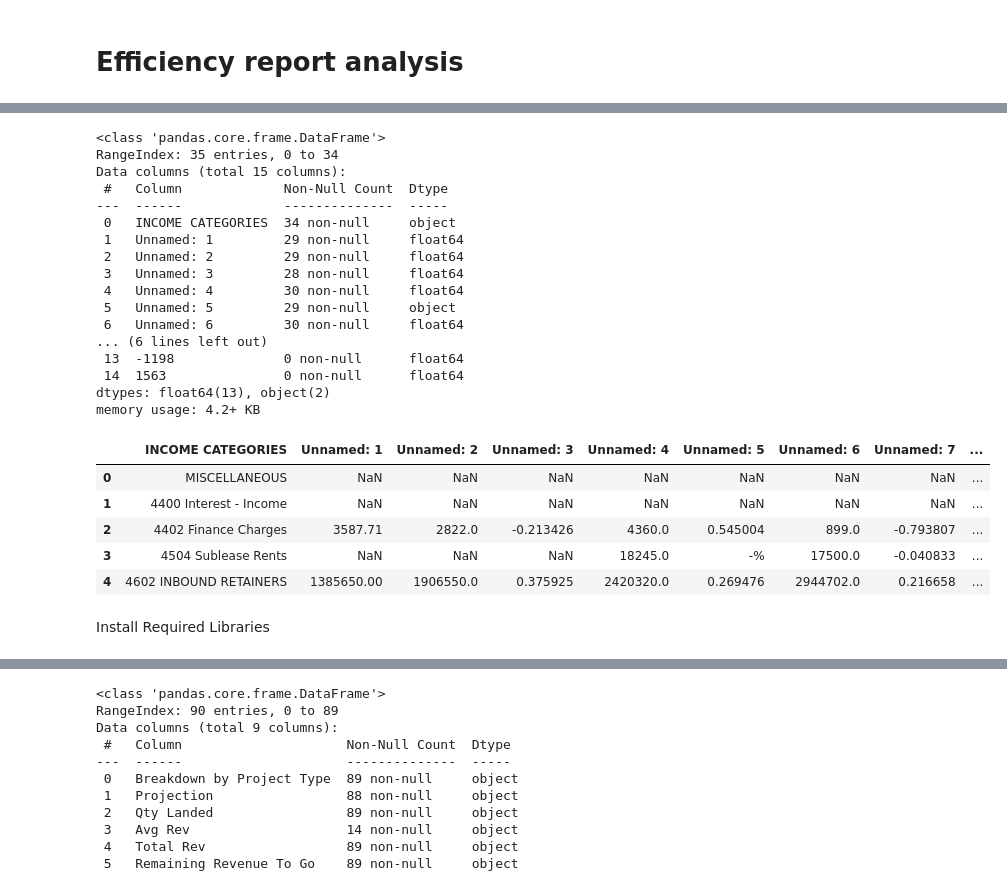
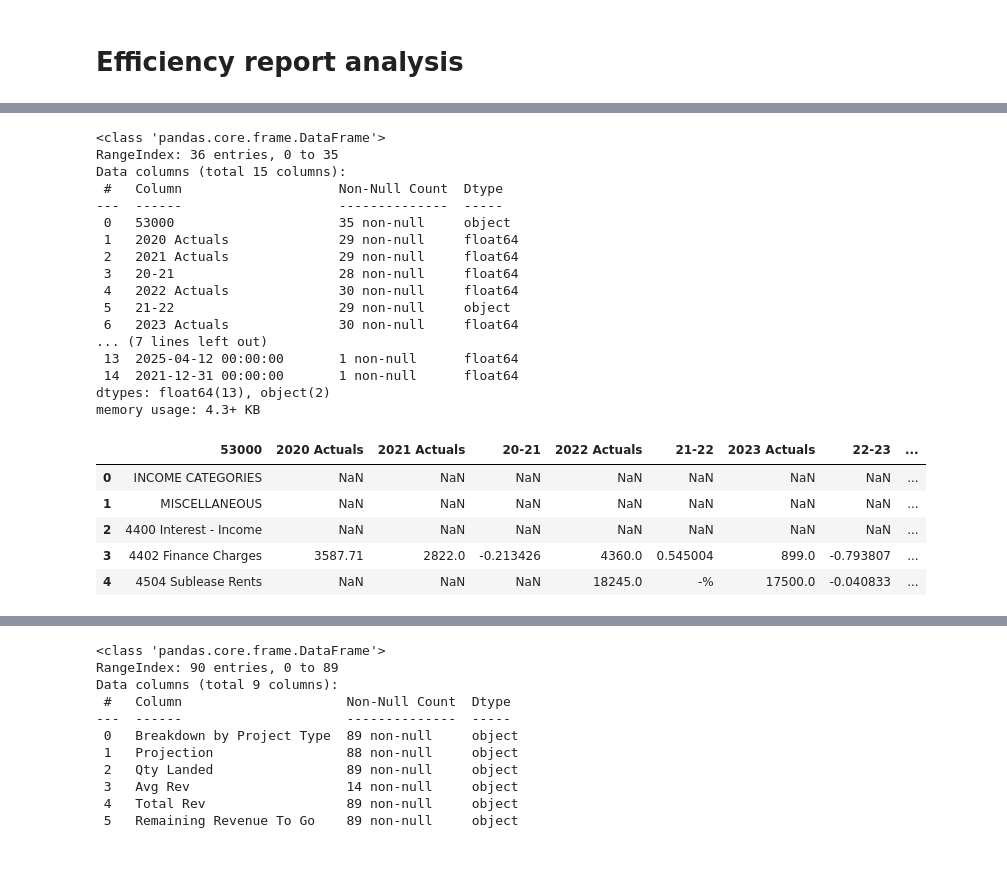
Before and after one commit to chipojaya1/pro_bono_dd, a Jupyter notebook: Efficiency_Report2.ipynb, the cells around one changed output, grey strips where cells are left out. Drawn from its saved outputs; the diff is of its cells as text; code cells hidden in the pictures; blank space fills up the shorter version.

```diff
--- a/Efficiency_Report2.ipynb
+++ b/Efficiency_Report2.ipynb
@@ -47,6 +38,3 @@ Tell me about this dataset.
 
 Here is all the data you need:
 "[GWU] DD Revenue Data.xlsx"
-# %%
-# Load the data
-data = '/content/[GWU] DD Revenue Data.xlsx'
@@ -325,31 +616,29 @@ memory usage: 3.5+ KB
 # %%
 # Load P&L data
-df_pnl = pd.read_excel(data, sheet_name='DD 4-year P&L Summary', skiprows=1)
+df_pnl = pd.read_excel(data, sheet_name='DD 4-year P&L Summary', skiprows=0)
 df_pnl.info()
 df_pnl.head()
 # %% [output]
 <class 'pandas.core.frame.DataFrame'>
-RangeIndex: 35 entries, 0 to 34
+RangeIndex: 36 entries, 0 to 35
 Data columns (total 15 columns):
- #   Column             Non-Null Count  Dtype
----  ------             --------------  -----
- 0   INCOME CATEGORIES  34 non-null     object
- 1   Unnamed: 1         29 non-null     float64
- 2   Unnamed: 2         29 non-null     float64
- 3   Unnamed: 3         28 non-null     float64
- 4   Unnamed: 4         30 non-null     float64
- 5   Unnamed: 5         29 non-null     object
- 6   Unnamed: 6         30 non-null     float64
-... (6 lines left out)
- 13  -1198              0 non-null      float64
- 14  1563               0 non-null      float64
+ #   Column                    Non-Null Count  Dtype
+---  ------                    --------------  -----
+ 0   53000                     35 non-null     object
+ 1   2020 Actuals              29 non-null     float64
+ 2   2021 Actuals              29 non-null     float64
+ 3   20-21                     28 non-null     float64
+ 4   2022 Actuals              30 non-null     float64
+ 5   21-22                     29 non-null     object
+ 6   2023 Actuals              30 non-null     float64
+... (7 lines left out)
+ 13  2025-04-12 00:00:00       1 non-null      float64
+ 14  2021-12-31 00:00:00       1 non-null      float64
 dtypes: float64(13), object(2)
-memory usage: 4.2+ KB
+memory usage: 4.3+ KB
-|  | INCOME CATEGORIES | Unnamed: 1 | Unnamed: 2 | Unnamed: 3 | Unnamed: 4 | Unnamed: 5 | Unnamed: 6 | Unnamed: 7 | ... |
-| 0 | MISCELLANEOUS | NaN | NaN | NaN | NaN | NaN | NaN | NaN | ... |
-| 1 | 4400 Interest - Income | NaN | NaN | NaN | NaN | NaN | NaN | NaN | ... |
-| 2 | 4402 Finance Charges | 3587.71 | 2822.0 | -0.213426 | 4360.0 | 0.545004 | 899.0 | -0.793807 | ... |
-| 3 | 4504 Sublease Rents | NaN | NaN | NaN | 18245.0 | -% | 17500.0 | -0.040833 | ... |
-| 4 | 4602 INBOUND RETAINERS | 1385650.00 | 1906550.0 | 0.375925 | 2420320.0 | 0.269476 | 2944702.0 | 0.216658 | ... |
+|  | 53000 | 2020 Actuals | 2021 Actuals | 20-21 | 2022 Actuals | 21-22 | 2023 Actuals | 22-23 | ... |
+| 0 | INCOME CATEGORIES | NaN | NaN | NaN | NaN | NaN | NaN | NaN | ... |
+| 1 | MISCELLANEOUS | NaN | NaN | NaN | NaN | NaN | NaN | NaN | ... |
+| 2 | 4400 Interest - Income | NaN | NaN | NaN | NaN | NaN | NaN | NaN | ... |
+| 3 | 4402 Finance Charges | 3587.71 | 2822.0 | -0.213426 | 4360.0 | 0.545004 | 899.0 | -0.793807 | ... |
+| 4 | 4504 Sublease Rents | NaN | NaN | NaN | 18245.0 | -% | 17500.0 | -0.040833 | ... |
-# %% [markdown]
-Install Required Libraries
```
Also changed, not shown: parts of 32 cells of this notebook.
